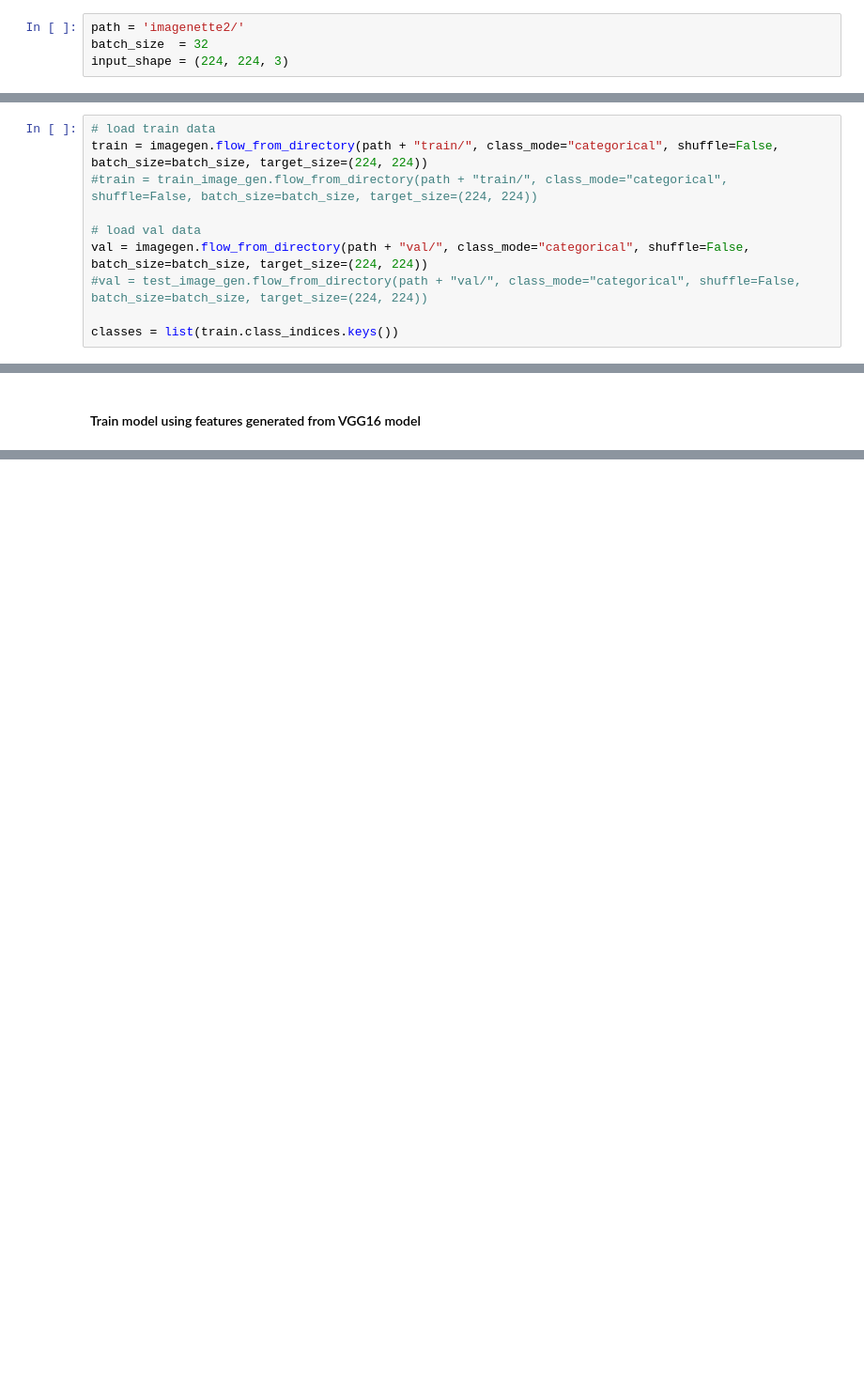
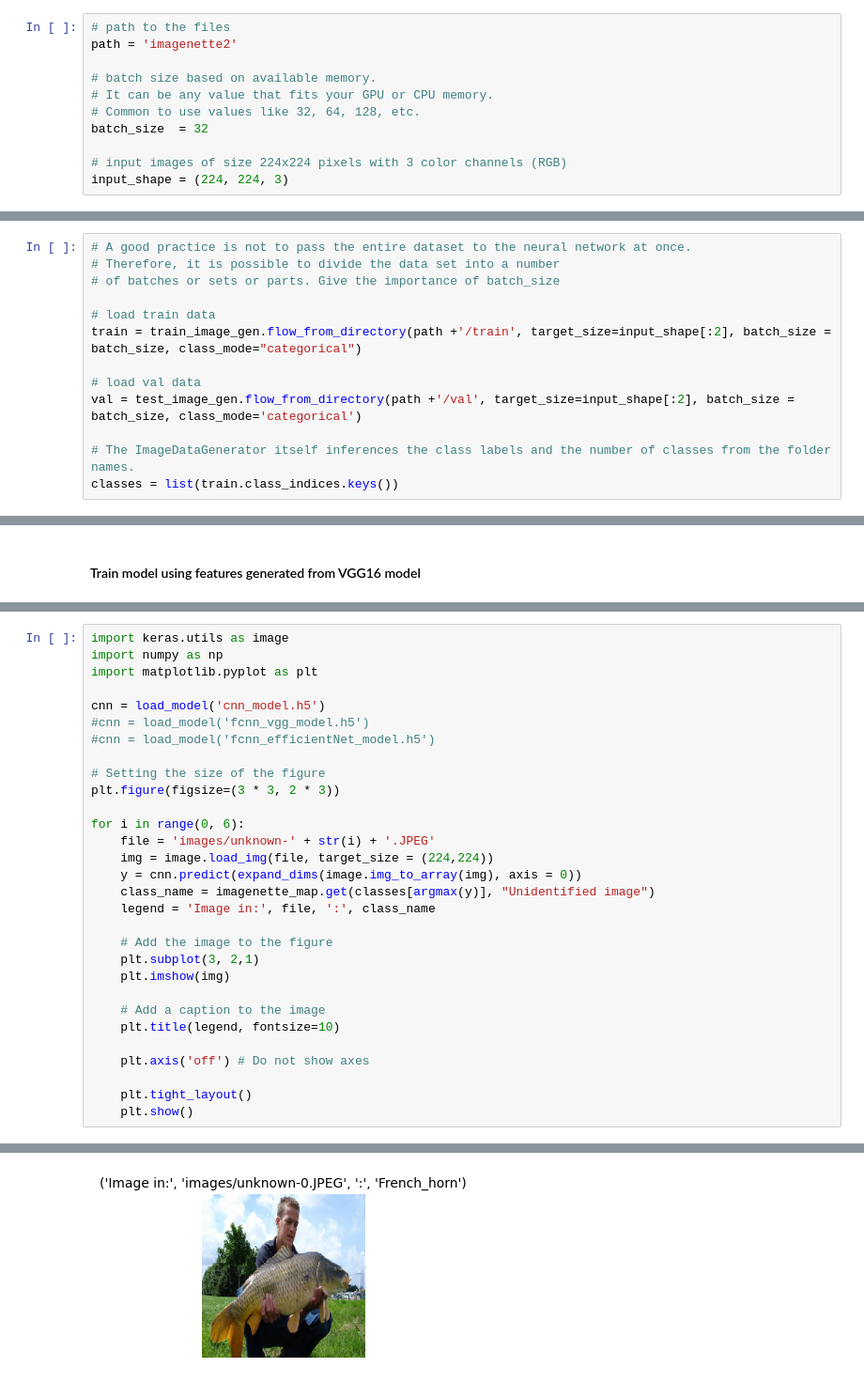
Before and after one commit to ednaldogoncalves/GBC-AppliedMathDeepLearning, a Jupyter notebook: mid_term_project/Image_Classification_CNN_ImageNet_Dataset.ipynb, the cells around one changed output, grey strips where cells are left out. Shown: that part at 94% size. Saved outputs shown, nothing was run; the diff lists cells and outputs as text; blank space fills up the shorter version.

```diff
--- a/mid_term_project/Image_Classification_CNN_ImageNet_Dataset.ipynb
+++ b/mid_term_project/Image_Classification_CNN_ImageNet_Dataset.ipynb
@@ -38,6 +46,13 @@ warnings.filterwarnings('ignore')
 # %%
-path = 'imagenette2/'
+# path to the files
+path = 'imagenette2'
+
+# batch size based on available memory.
+# It can be any value that fits your GPU or CPU memory.
+# Common to use values like 32, 64, 128, etc.
 batch_size  = 32
+
+# input images of size 224x224 pixels with 3 color channels (RGB)
 input_shape = (224, 224, 3)
 # %% [markdown]
 ## 1. Preparing the Dataset
@@ -62,12 +81,15 @@ imagegen = ImageDataGenerator()
 # %%
+# A good practice is not to pass the entire dataset to the neural network at once.
+# Therefore, it is possible to divide the data set into a number
+# of batches or sets or parts. Give the importance of batch_size
+
 # load train data
-train = imagegen.flow_from_directory(path + "train/", class_mode="categorical", shuffle=False, batch_size=batch_size, target_size=(224, 224))
-#train = train_image_gen.flow_from_directory(path + "train/", class_mode="categorical", shuffle=False, batch_size=batch_size, target_size=(224, 224))
+train = train_image_gen.flow_from_directory(path +'/train', target_size=input_shape[:2], batch_size = batch_size, class_mode="categorical")
 
 # load val data
-val = imagegen.flow_from_directory(path + "val/", class_mode="categorical", shuffle=False, batch_size=batch_size, target_size=(224, 224))
-#val = test_image_gen.flow_from_directory(path + "val/", class_mode="categorical", shuffle=False, batch_size=batch_size, target_size=(224, 224))
+val = test_image_gen.flow_from_directory(path +'/val', target_size=input_shape[:2], batch_size = batch_size, class_mode='categorical')
 
+# The ImageDataGenerator itself inferences the class labels and the number of classes from the folder names.
 classes = list(train.class_indices.keys())
 # %% [output]
 Found 9469 images belonging to 10 classes.
@@ -361,0 +525,31 @@ Image in: images/unknown-5.JPEG : gas_pump
+# %%
+import keras.utils as image
+import numpy as np
+import matplotlib.pyplot as plt
+
+cnn = load_model('cnn_model.h5')
+#cnn = load_model('fcnn_vgg_model.h5')
+#cnn = load_model('fcnn_efficientNet_model.h5')
+
+# Setting the size of the figure
+plt.figure(figsize=(3 * 3, 2 * 3))
+
+for i in range(0, 6):
+    file = 'images/unknown-' + str(i) + '.JPEG'
+    img = image.load_img(file, target_size = (224,224))
+    y = cnn.predict(expand_dims(image.img_to_array(img), axis = 0))
+    class_name = imagenette_map.get(classes[argmax(y)], "Unidentified image")
+    legend = 'Image in:', file, ':', class_name
+
+    # Add the image to the figure
+    plt.subplot(3, 2,1)
+    plt.imshow(img)
+
+    # Add a caption to the image
+    plt.title(legend, fontsize=10)
+
+    plt.axis('off') # Do not show axes
+
+    plt.tight_layout()
+    plt.show()
+# %% [output]
@@ -361,0 +557 @@ Image in: images/unknown-5.JPEG : gas_pump
+[figure, added]
```
Also changed, not shown: parts of 55 cells of this notebook, 6 other files.
